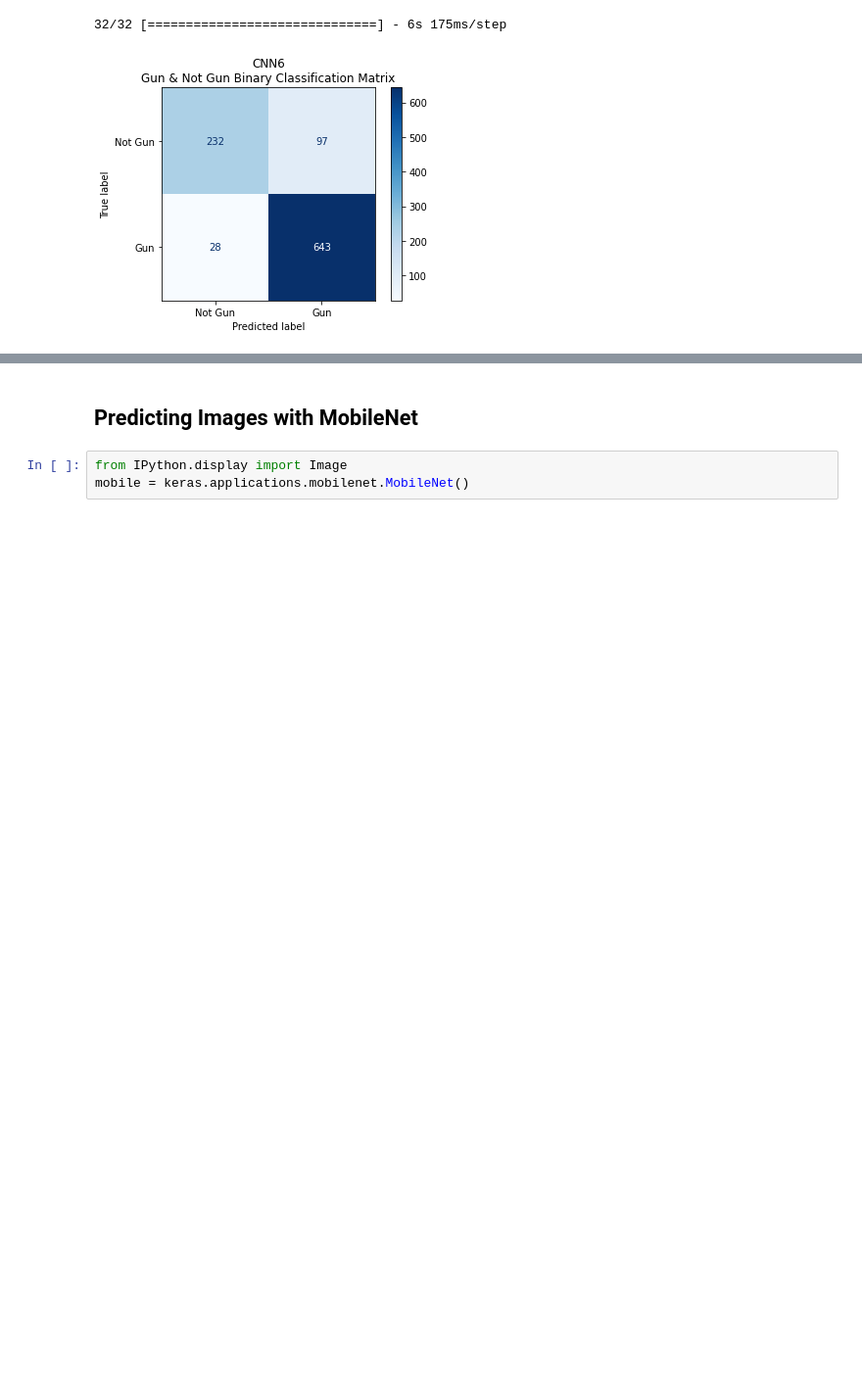
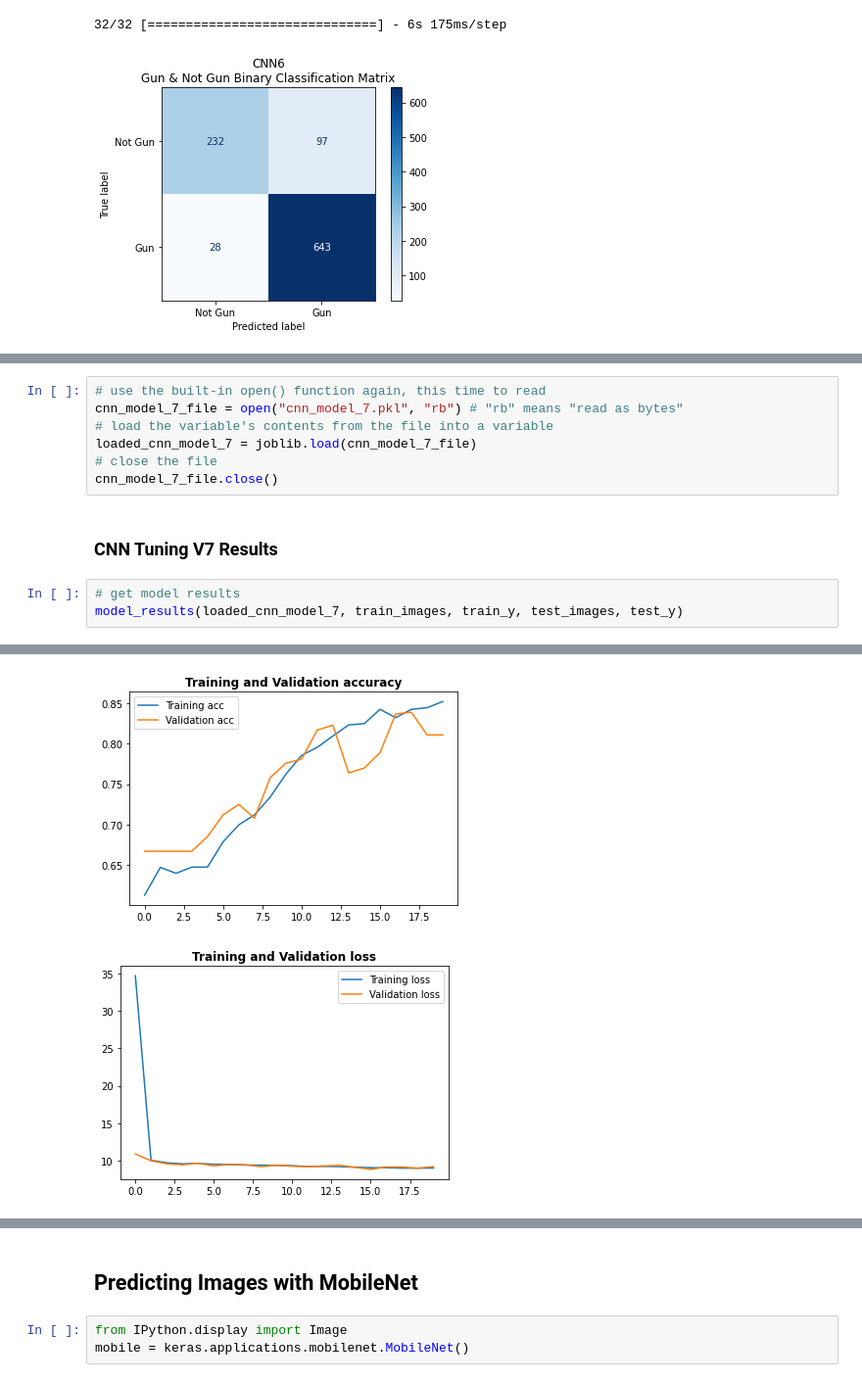
Before and after one commit to eric8395/Gun-Image-Classification, a Jupyter notebook: EA Folder/EA Image Classification - Binary.ipynb, the cells around one changed output, grey strips where cells are left out. Shown at 98% size. Cells and saved outputs as stored; diff of their text form; blank space fills up the shorter version.

Commit message:
ran cnn v3 model with more epochs, ran a cnn on multiclass

```diff
--- a/EA Folder/EA Image Classification - Binary.ipynb
+++ b/EA Folder/EA Image Classification - Binary.ipynb
@@ -1263,0 +1345,13 @@ WARNING:tensorflow:6 out of the last 73 calls to <function Model.make_predict_fu
+# %%
+# use the built-in open() function again, this time to read
+cnn_model_7_file = open("cnn_model_7.pkl", "rb") # "rb" means "read as bytes"
+# load the variable's contents from the file into a variable
+loaded_cnn_model_7 = joblib.load(cnn_model_7_file)
+# close the file
+cnn_model_7_file.close()
+# %% [markdown]
+### CNN Tuning V7 Results
+# %%
+# get model results
+model_results(loaded_cnn_model_7, train_images, train_y, test_images, test_y)
+# %% [output]
@@ -1263,0 +1366,2 @@ WARNING:tensorflow:6 out of the last 73 calls to <function Model.make_predict_fu
+[figure, added]
+[figure, added]
```
Also changed, not shown: parts of 16 cells of this notebook, 1 other file.
